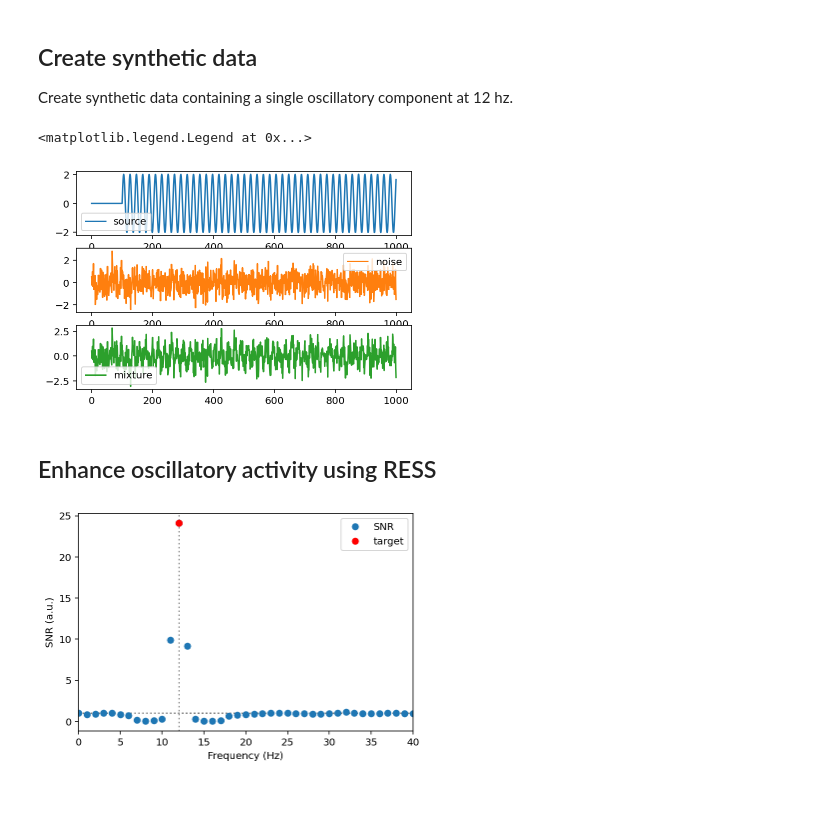
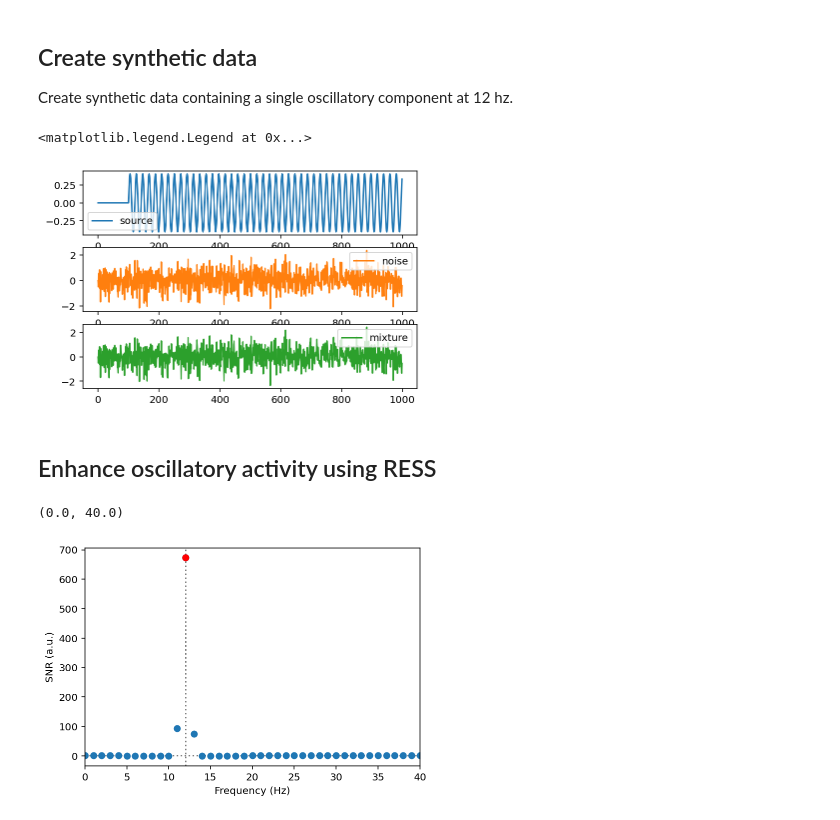
Before and after one commit to nbara/python-meegkit, a Jupyter notebook: examples/example_ress.ipynb, the cells around one changed output. Cells and saved outputs as stored; diff of their text form; code cells hidden in the pictures.

```diff
--- a/examples/example_ress.ipynb
+++ b/examples/example_ress.ipynb
@@ -26,54 +25,54 @@ Create synthetic data containing a single oscillatory component at 12 hz.
 # %%
 n_times = 1000
 n_chans = 10
-n_trials = 50
+n_trials = 30
 target = 12
 sfreq = 250
 noise_dim = 8
-SNR = 1.
+SNR = .2
 t0 = 100
 
 # source
 source = np.sin(2 * np.pi * target * np.arange(n_times - t0) / sfreq)[None].T
 s = source * np.random.randn(1, n_chans)
 s = s[:, :, np.newaxis]
 s = np.tile(s, (1, 1, n_trials))
 signal = np.zeros((n_times, n_chans, n_trials))
 signal[t0:, :, :] = s
 
 # noise
 noise = np.dot(
     unfold(np.random.randn(n_times, noise_dim, n_trials)),
     np.random.randn(noise_dim, n_chans))
 noise = fold(noise, n_times)
 
 # mix signal and noise
 signal = SNR * signal / rms(signal.flatten())
 noise = noise / rms(noise.flatten())
 data = signal + noise
 
 # Plot
 f, ax = plt.subplots(3)
 ax[0].plot(signal[:, 0, 0], c='C0', label='source')
 ax[1].plot(noise[:, 1, 0], c='C1', label='noise')
 ax[2].plot(data[:, 1, 0], c='C2', label='mixture')
 ax[0].legend()
 ax[1].legend()
 ax[2].legend()
 # %% [output]
 <matplotlib.legend.Legend at 0x...>
-[figure, old version]
+[figure, new version]
 # %% [markdown]
 ## Enhance oscillatory activity using RESS
 # %%
 # Apply RESS
-out = ress.RESS(data, sfreq=sfreq, peak_freq=target)
+out, maps = ress.RESS(data, sfreq=sfreq, peak_freq=target, return_maps=True)
 
 # Compute PSD
 nfft = 250
 df = sfreq / nfft  # frequency resolution
-bins, psd = ss.welch(out, sfreq, window="hamming", nperseg=nfft,
-                        noverlap=125, axis=0)
+bins, psd = ss.welch(out.squeeze(1), sfreq, window="hamming", nperseg=nfft,
+                     noverlap=125, axis=0)
 psd = psd.mean(axis=1, keepdims=True)  # average over trials
 snr = snr_spectrum(psd, bins, skipbins=2, n_avg=2)
 
@@ -85,7 +84,6 @@ ax.axvline(target, ls=':', c='grey', zorder=0)
 ax.set_ylabel('SNR (a.u.)')
 ax.set_xlabel('Frequency (Hz)')
 ax.set_xlim([0, 40])
-ax.legend()
-plt.show()
 # %% [output]
+(0.0, 40.0)
-[figure, old version]
+[figure, new version]
```
Also changed, not shown: parts of 3 cells of this notebook, 5 other files.
